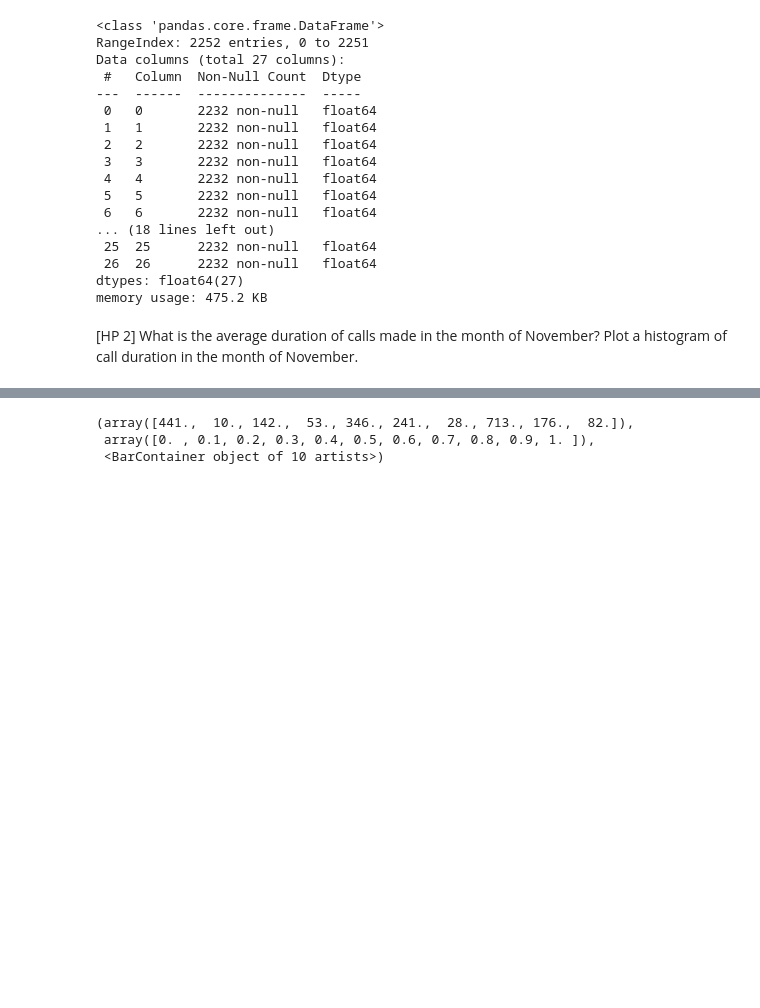
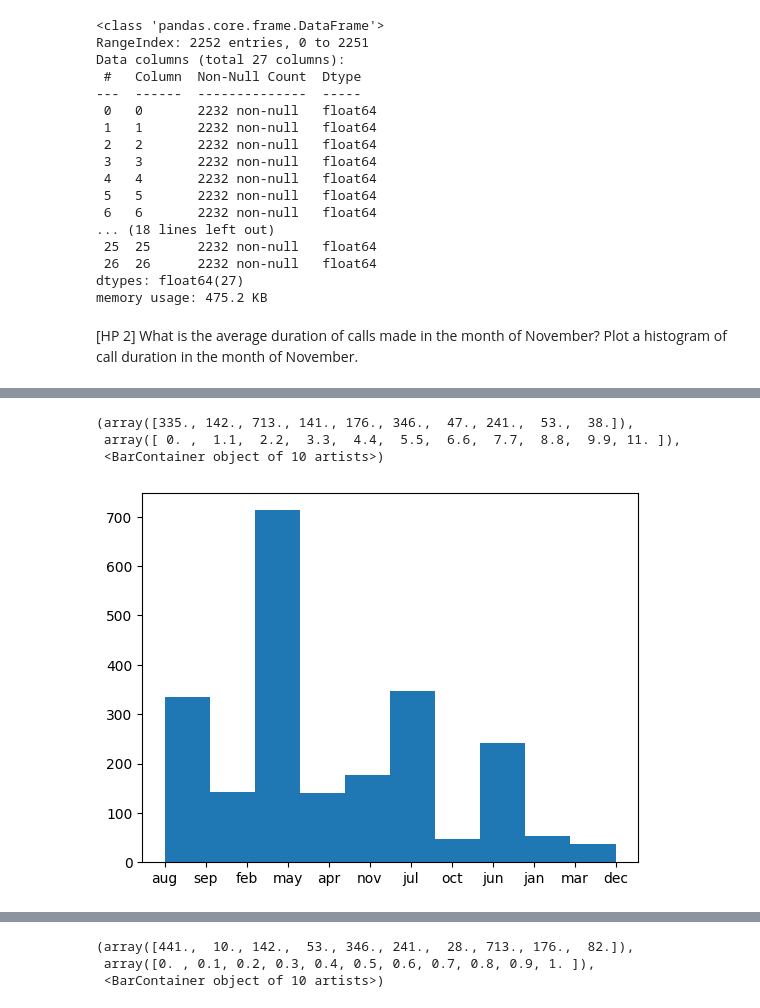
Before and after one commit to ankitajaswal/Cmpe255, a Jupyter notebook: HW1/HW1 Part 2.ipynb, the cells around one changed output, grey strips where cells are left out. Saved outputs shown, nothing was run; the diff lists cells and outputs as text; code cells hidden in the pictures; blank space fills up the shorter version.

```diff
--- a/HW1/HW1 Part 2.ipynb
+++ b/HW1/HW1 Part 2.ipynb
@@ -744,0 +783,7 @@ memory usage: 475.2 KB
+# %%
+plt.hist(df[10])
+# %% [output]
+(array([335., 142., 713., 141., 176., 346.,  47., 241.,  53.,  38.]),
+ array([ 0. ,  1.1,  2.2,  3.3,  4.4,  5.5,  6.6,  7.7,  8.8,  9.9, 11. ]),
+ <BarContainer object of 10 artists>)
+[figure, added]
```
Also changed, not shown: parts of 25 cells of this notebook.
